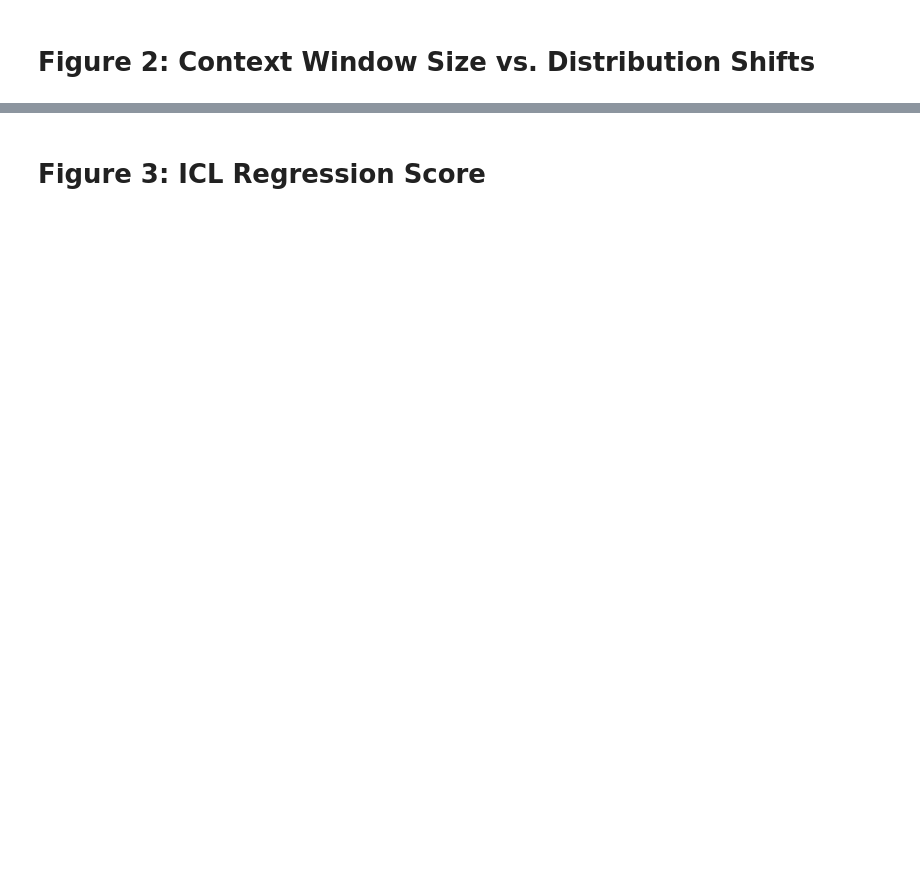
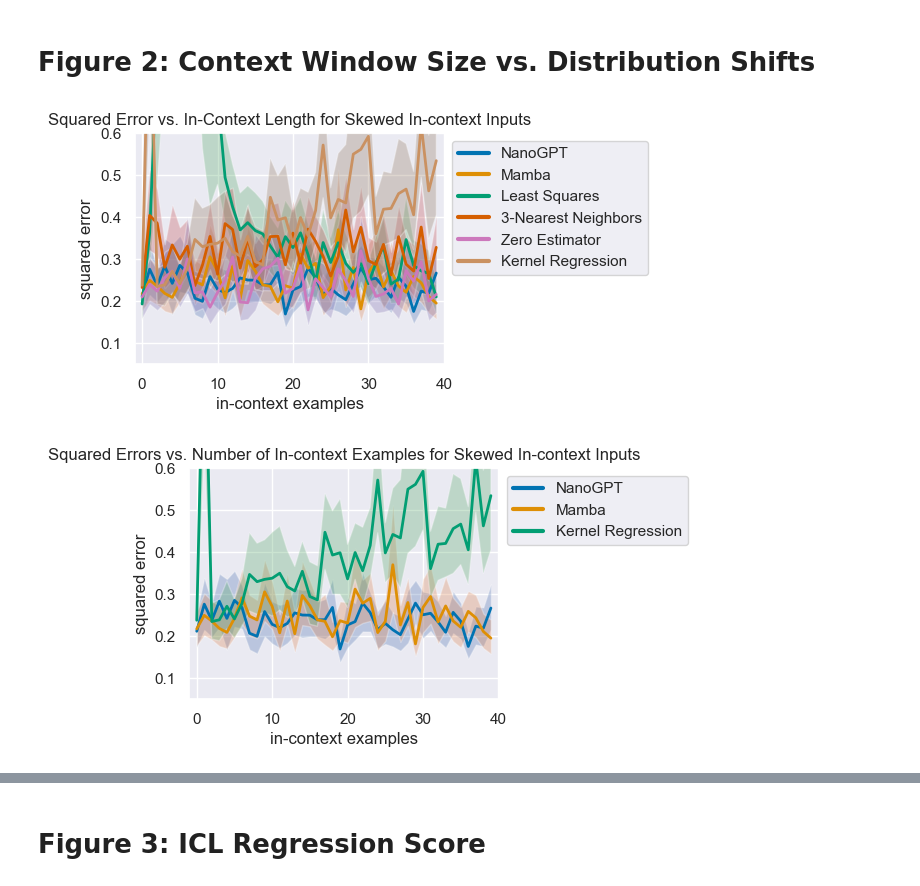
Before and after one commit to joyjwlee/cs182_final_proj, a Jupyter notebook: src/eval.ipynb, the cells around one changed output, grey strips where cells are left out. Cells and saved outputs as stored; diff of their text form; code cells hidden in the pictures; blank space fills up the shorter version.

```diff
--- a/src/eval.ipynb
+++ b/src/eval.ipynb
@@ -47,2 +79,17 @@ Recomputing metrics: getting nanoGPT and Mamba to run on the same dataset to get
 # %% [markdown]
 # Figure 2: Context Window Size vs. Distribution Shifts
+# %%
+models = relevant_model_names[task]
+models = [name for name in models if name not in ["Averaging"]]
+basic_plot(metrics["skewed"], models=models, ylim=(0.05, 0.6))
+plt.title("Squared Error vs. In-Context Length for Skewed In-context Inputs")
+plt.show()
+
+models = relevant_model_names[task]
+models = [name for name in models if name in ["Kernel Regression", "NanoGPT", "Mamba"]]
+basic_plot(metrics["skewed"], models=models, ylim=(0.05, 0.6))
+plt.title("Squared Errors vs. Number of In-context Examples for Skewed In-context Inputs")
+plt.show()
+# %% [output]
+[figure, added]
+[figure, added]
```
Also changed, not shown: parts of 26 cells of this notebook, 11 other files.
